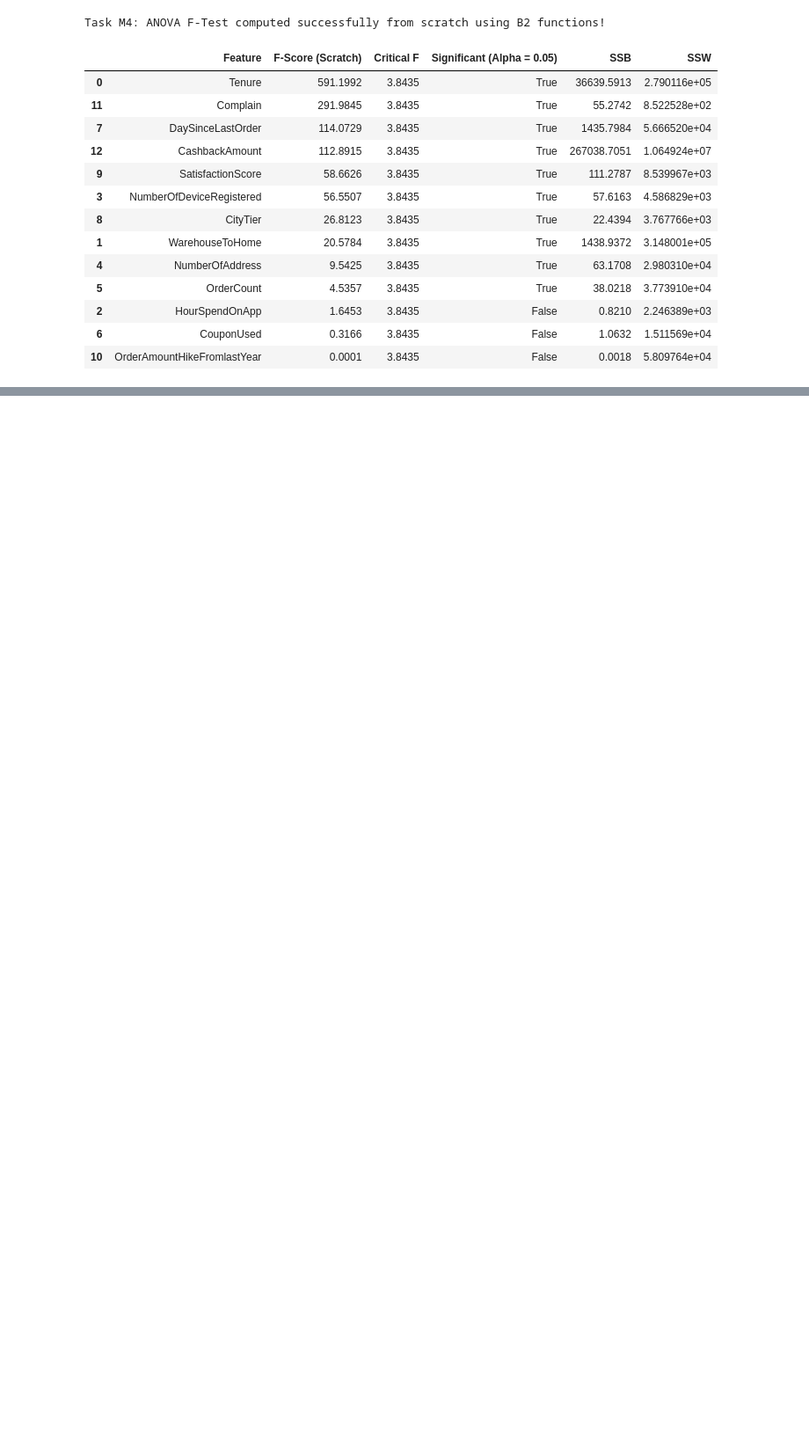
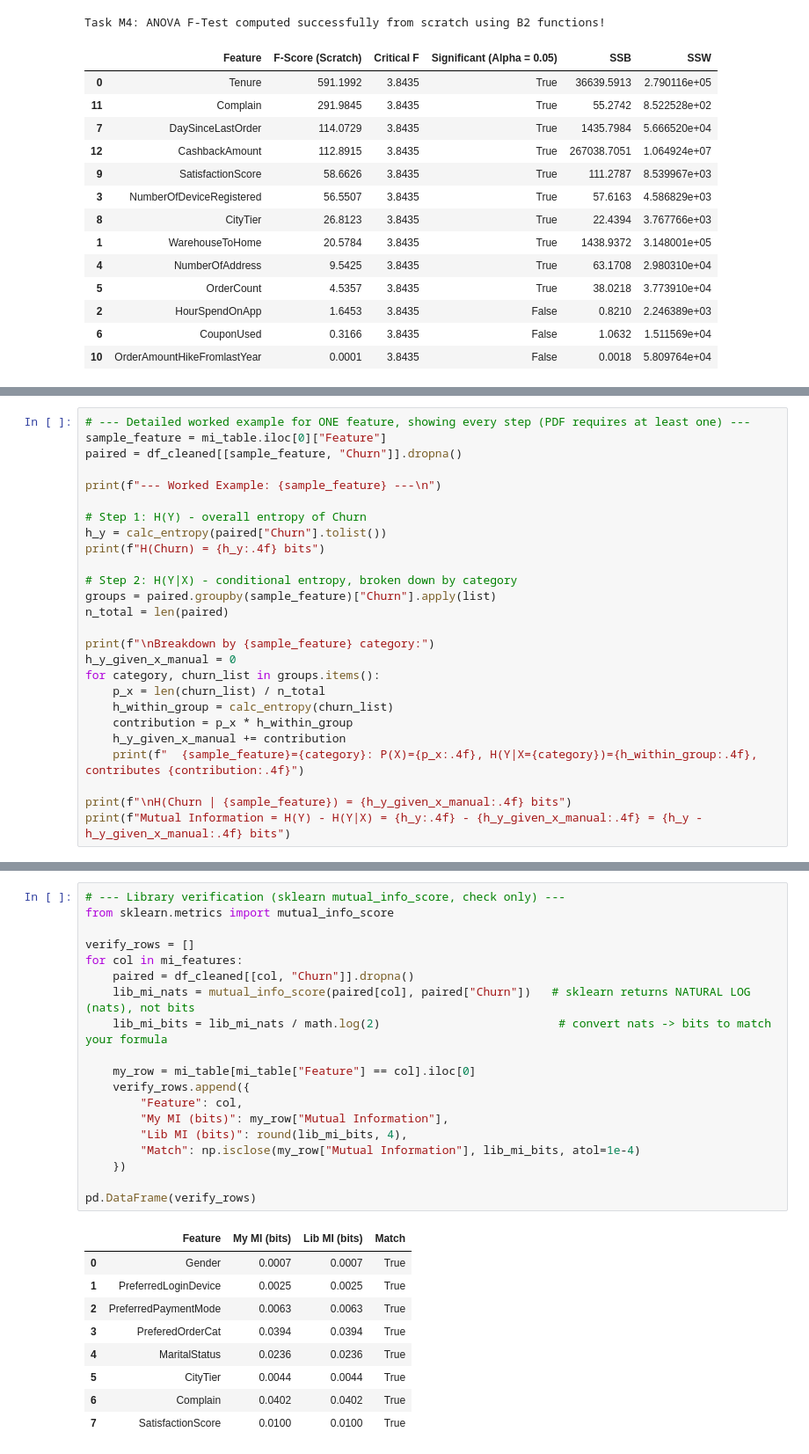
Before and after one commit to DrishtiNigam1928/CUSTOMER_CHURN, a Jupyter notebook: notebooks/main_analysis.ipynb, the cells around one changed output, grey strips where cells are left out. Shown at 88% size. Cells and saved outputs as stored; diff of their text form; blank space fills up the shorter version.

```diff
--- a/notebooks/main_analysis.ipynb
+++ b/notebooks/main_analysis.ipynb
@@ -1776,0 +1855,26 @@ Task M4: ANOVA F-Test computed successfully from scratch using B2 functions!
+# %%
+# --- Detailed worked example for ONE feature, showing every step (PDF requires at least one) ---
+sample_feature = mi_table.iloc[0]["Feature"]
+paired = df_cleaned[[sample_feature, "Churn"]].dropna()
+
+print(f"--- Worked Example: {sample_feature} ---\n")
+
+# Step 1: H(Y) - overall entropy of Churn
+h_y = calc_entropy(paired["Churn"].tolist())
+print(f"H(Churn) = {h_y:.4f} bits")
+
+# Step 2: H(Y|X) - conditional entropy, broken down by category
+groups = paired.groupby(sample_feature)["Churn"].apply(list)
+n_total = len(paired)
+
+print(f"\nBreakdown by {sample_feature} category:")
+h_y_given_x_manual = 0
+for category, churn_list in groups.items():
+    p_x = len(churn_list) / n_total
+    h_within_group = calc_entropy(churn_list)
+    contribution = p_x * h_within_group
+    h_y_given_x_manual += contribution
+    print(f"  {sample_feature}={category}: P(X)={p_x:.4f}, H(Y|X={category})={h_within_group:.4f}, contributes {contribution:.4f}")
+
+print(f"\nH(Churn | {sample_feature}) = {h_y_given_x_manual:.4f} bits")
+print(f"Mutual Information = H(Y) - H(Y|X) = {h_y:.4f} - {h_y_given_x_manual:.4f} = {h_y - h_y_given_x_manual:.4f} bits")
@@ -1777,3 +1892,32 @@ Task M4: ANOVA F-Test computed successfully from scratch using B2 functions!
+# %%
+# --- Library verification (sklearn mutual_info_score, check only) ---
+from sklearn.metrics import mutual_info_score
+
+verify_rows = []
+for col in mi_features:
+    paired = df_cleaned[[col, "Churn"]].dropna()
+    lib_mi_nats = mutual_info_score(paired[col], paired["Churn"])   # sklearn returns NATURAL LOG (nats), not bits
+    lib_mi_bits = lib_mi_nats / math.log(2)                          # convert nats -> bits to match your formula
+
+    my_row = mi_table[mi_table["Feature"] == col].iloc[0]
+    verify_rows.append({
+        "Feature": col,
+        "My MI (bits)": my_row["Mutual Information"],
+        "Lib MI (bits)": round(lib_mi_bits, 4),
+        "Match": np.isclose(my_row["Mutual Information"], lib_mi_bits, atol=1e-4)
+    })
+
+pd.DataFrame(verify_rows)
+# %% [output]
+|  | Feature | My MI (bits) | Lib MI (bits) | Match |
+| 0 | Gender | 0.0007 | 0.0007 | True |
+| 1 | PreferredLoginDevice | 0.0025 | 0.0025 | True |
+| 2 | PreferredPaymentMode | 0.0063 | 0.0063 | True |
+| 3 | PreferedOrderCat | 0.0394 | 0.0394 | True |
+| 4 | MaritalStatus | 0.0236 | 0.0236 | True |
+| 5 | CityTier | 0.0044 | 0.0044 | True |
+| 6 | Complain | 0.0402 | 0.0402 | True |
+| 7 | SatisfactionScore | 0.0100 | 0.0100 | True |
 # %%
 # TASK M6: FEATURE SELECTION MAPPING TABLE
 
```
Also changed, not shown: parts of 9 cells of this notebook.
